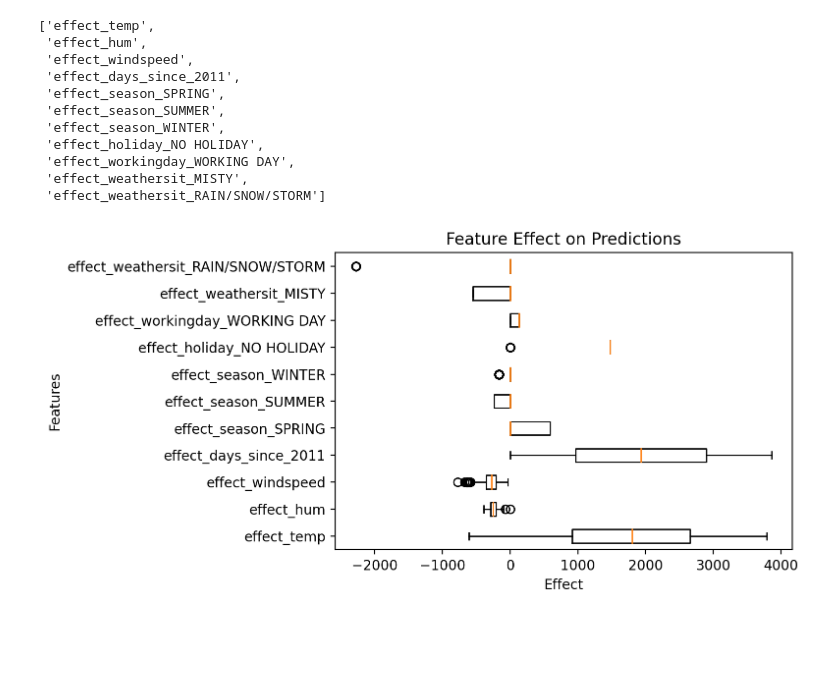
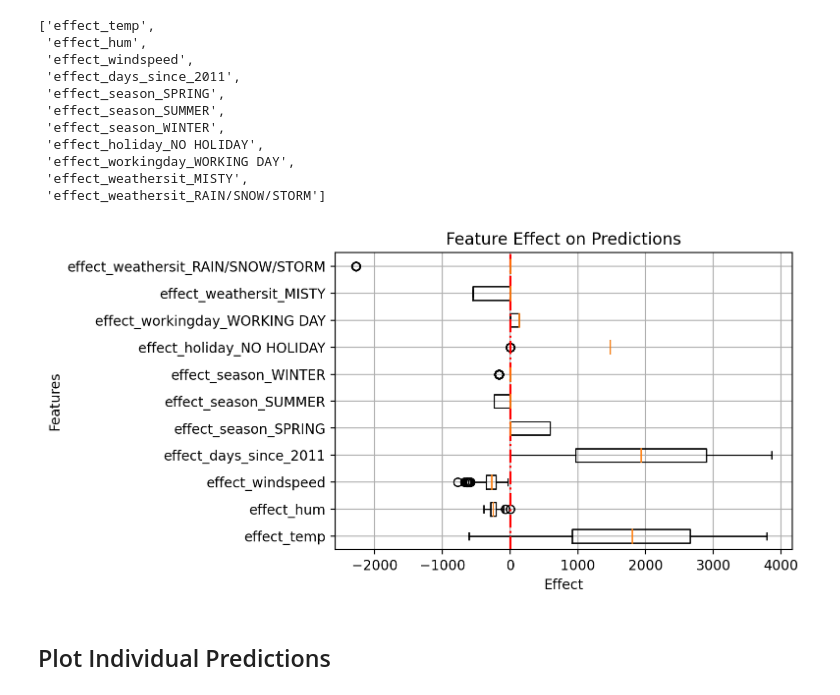
Before and after one commit to christophM/interpretable-ml-book, a Jupyter notebook: Python/bike-sharing/Chapter5-interpretable_models.ipynb, the cells around one changed output. Cells and saved outputs as stored; diff of their text form; code cells hidden in the pictures; blank space fills up the shorter version.

```diff
--- a/Python/bike-sharing/Chapter5-interpretable_models.ipynb
+++ b/Python/bike-sharing/Chapter5-interpretable_models.ipynb
@@ -26,2 +25,10 @@ df.head()
 sub_features = ['season', 'holiday','workingday', 'weathersit']
 df.drop(sub_features + ['yr', 'mnth', 'weekday'], inplace=True, axis=1)
+# %%
+# Scaling the data
+
+from sklearn.preprocessing import MinMaxScaler
+
+for col in ['temp', 'hum', 'windspeed']:
+    sc = MinMaxScaler()
+    df[col] = sc.fit_transform(df[col].values.reshape(-1,1))
@@ -27,0 +40,8 @@ df.drop(sub_features + ['yr', 'mnth', 'weekday'], inplace=True, axis=1)
+# %%
+# Scaling the data
+
+from sklearn.preprocessing import StandardScaler
+
+for col in ['temp', 'hum', 'windspeed']:
+    sc = StandardScaler()
+    df[col] = sc.fit_transform(df[col].values.reshape(-1,1))
@@ -155,10 +188,14 @@ effect_columns
 # %%
 fig, ax = plt.subplots(1,1)
 
 ax.boxplot(df[effect_columns], vert=False)
 ax.set_yticklabels(effect_columns)
+ax.axvline(0, linestyle='-.', color='red')
 ax.set_ylabel("Features")
 ax.set_xlabel("Effect")
-ax.set_title("Feature Effect on Predictions");
+ax.set_title("Feature Effect on Predictions")
+plt.grid();
 # %% [output]
-[figure, old version]
+[figure, new version]
+# %% [markdown]
+## Plot Individual Predictions
```
Also changed, not shown: parts of 10 cells of this notebook, 3 other files.
